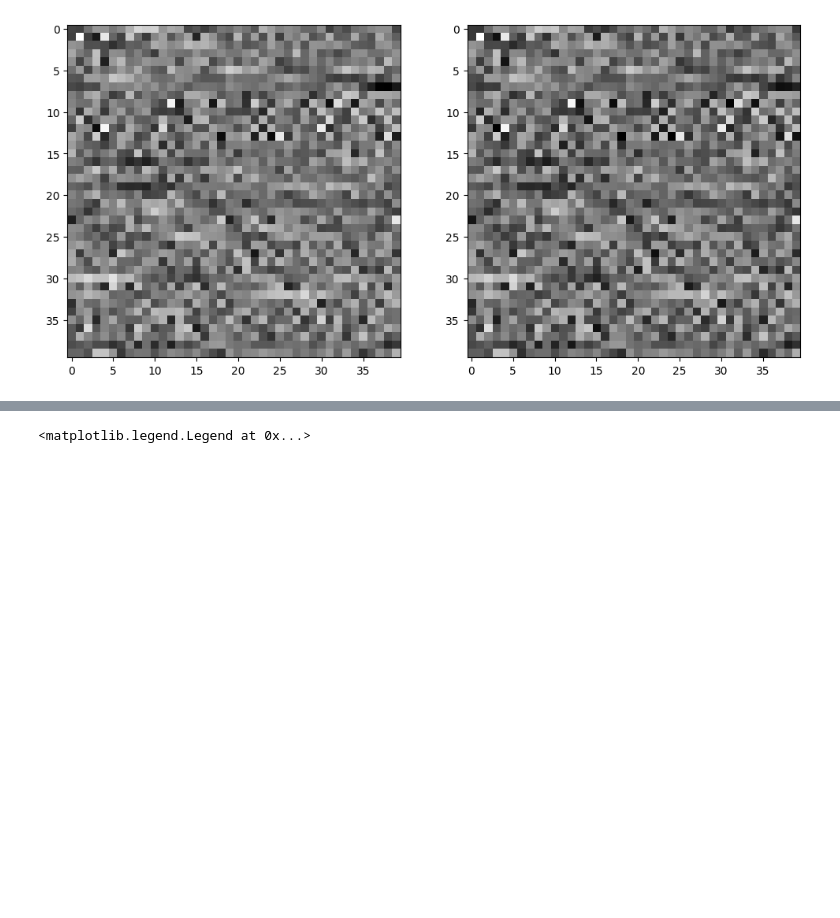
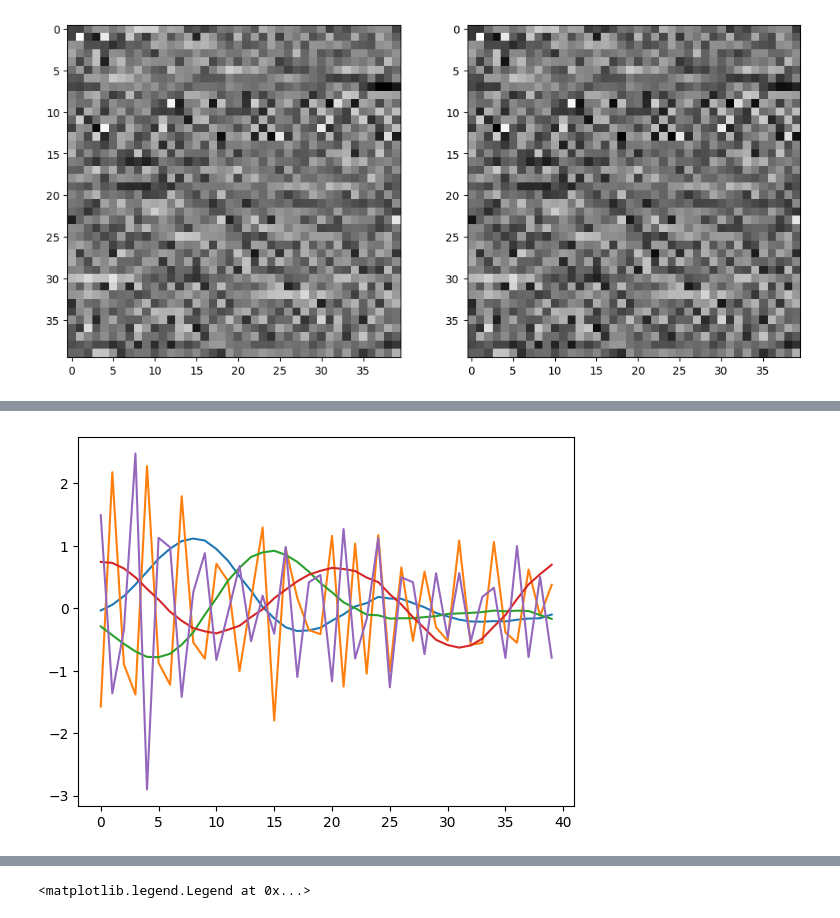
Before and after one commit to leonlufkin/Localization, a Jupyter notebook: notebooks/higher_moments.ipynb, the cells around one changed output, grey strips where cells are left out. Cells and saved outputs as stored; diff of their text form; code cells hidden in the pictures; blank space fills up the shorter version.

```diff
--- a/notebooks/higher_moments.ipynb
+++ b/notebooks/higher_moments.ipynb
@@ -106,0 +111,4 @@ ax2.imshow(weights_gauss[t], cmap='gray')
+# %%
+_ = plt.plot( weights_gauss[-1,:5].T )
+# %% [output]
+[figure, added]
```
Also changed, not shown: parts of 9 cells of this notebook, 23 other files.
